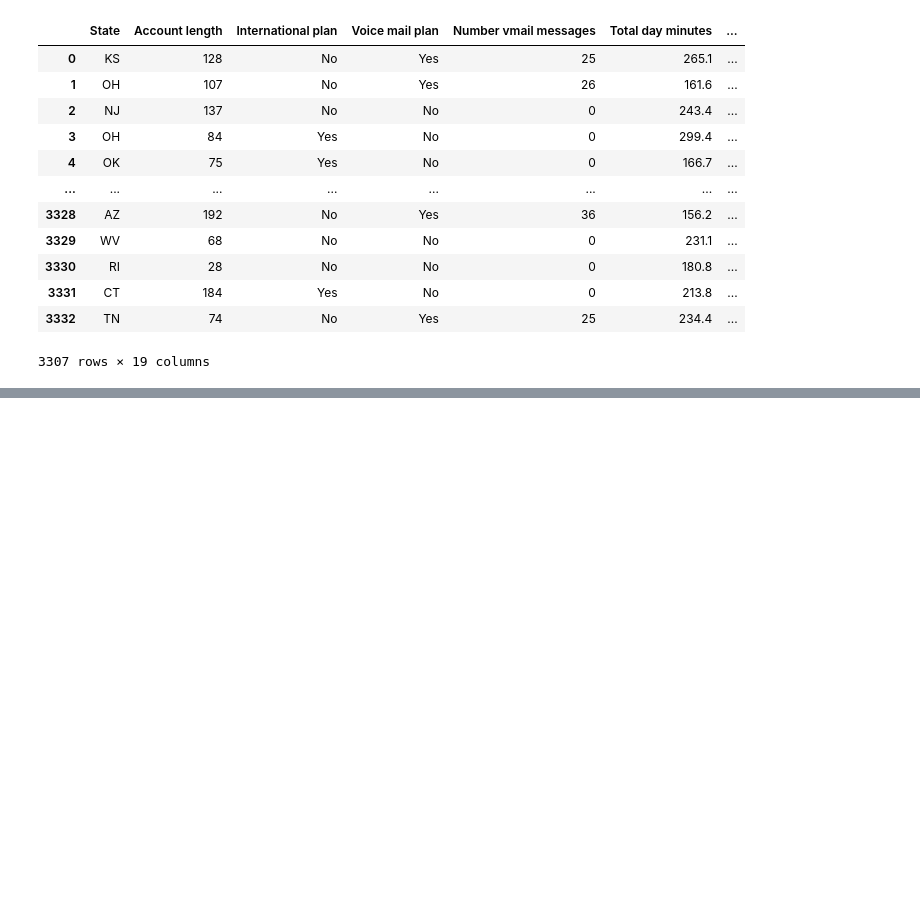
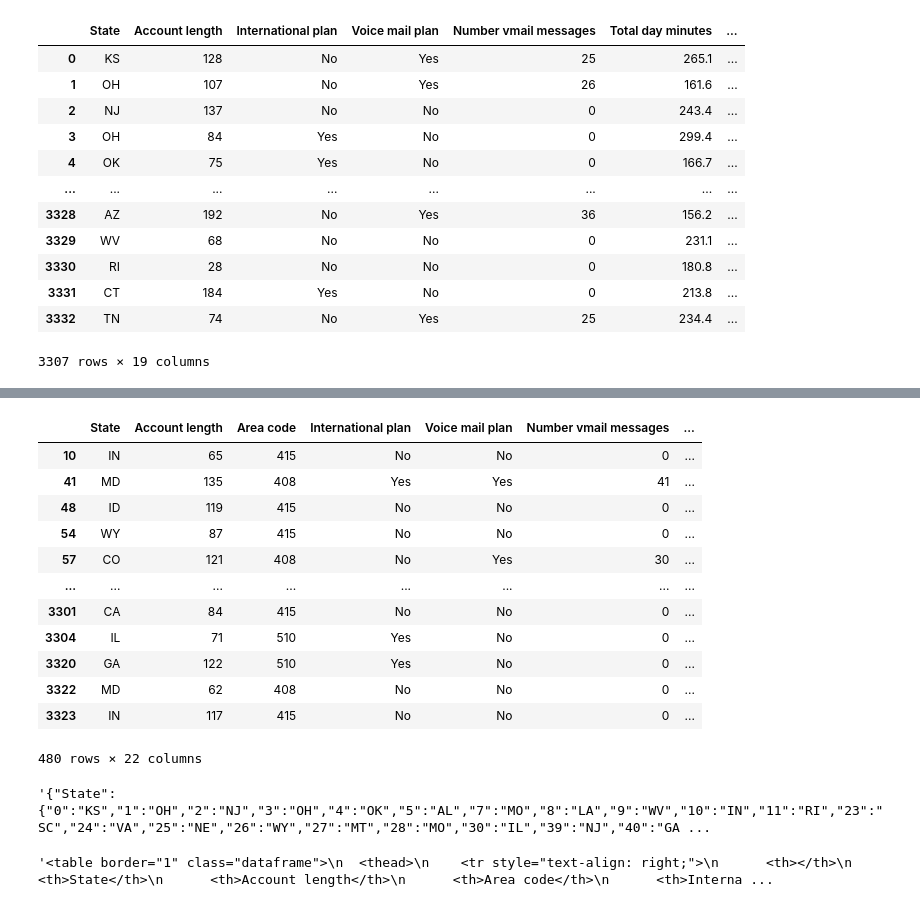
Before and after one commit to cimeriann/transformers, a Jupyter notebook: pandas/main.ipynb, the cells around one changed output, grey strips where cells are left out. Cells and saved outputs as stored; diff of their text form; code cells hidden in the pictures; blank space fills up the shorter version.

Commit message:
learnt how to output from a dataframe

```diff
--- a/pandas/main.ipynb
+++ b/pandas/main.ipynb
@@ -312,0 +306,21 @@ Name: Avg, Length: 3307, dtype: float64
+# %%
+df.iloc[0, -1] = 10
+# %%
+# Apply
+df['Churn binary'] = df['Churn'].apply(lambda x: 1 if x == True else 0)
+# %%
+df[df['Churn'] == True]
+# %% [output]
+|  | State | Account length | Area code | International plan | Voice mail plan | Number vmail messages | ... |
+| 10 | IN | 65 | 415 | No | No | 0 | ... |
+| 41 | MD | 135 | 408 | Yes | Yes | 41 | ... |
+| 48 | ID | 119 | 415 | No | No | 0 | ... |
+| 54 | WY | 87 | 415 | No | No | 0 | ... |
+| 57 | CO | 121 | 408 | No | Yes | 30 | ... |
+| ... | ... | ... | ... | ... | ... | ... | ... |
+| 3301 | CA | 84 | 415 | No | No | 0 | ... |
+| 3304 | IL | 71 | 510 | Yes | No | 0 | ... |
+| 3320 | GA | 122 | 510 | Yes | No | 0 | ... |
+| 3322 | MD | 62 | 408 | No | No | 0 | ... |
+| 3323 | IN | 117 | 415 | No | No | 0 | ... |
+480 rows × 22 columns
@@ -312,0 +330,10 @@ Name: Avg, Length: 3307, dtype: float64
+# %%
+# output to json
+df.to_json()
+# %% [output]
+'{"State":{"0":"KS","1":"OH","2":"NJ","3":"OH","4":"OK","5":"AL","7":"MO","8":"LA","9":"WV","10":"IN","11":"RI","23":"SC","24":"VA","25":"NE","26":"WY","27":"MT","28":"MO","30":"IL","39":"NJ","40":"GA ...
+# %%
+# output to html
+df.to_html()
+# %% [output]
+'<table border="1" class="dataframe">\n  <thead>\n    <tr style="text-align: right;">\n      <th></th>\n      <th>State</th>\n      <th>Account length</th>\n      <th>Area code</th>\n      <th>Interna ...
```
Also changed, not shown: parts of 3 cells of this notebook, 1 other file.
